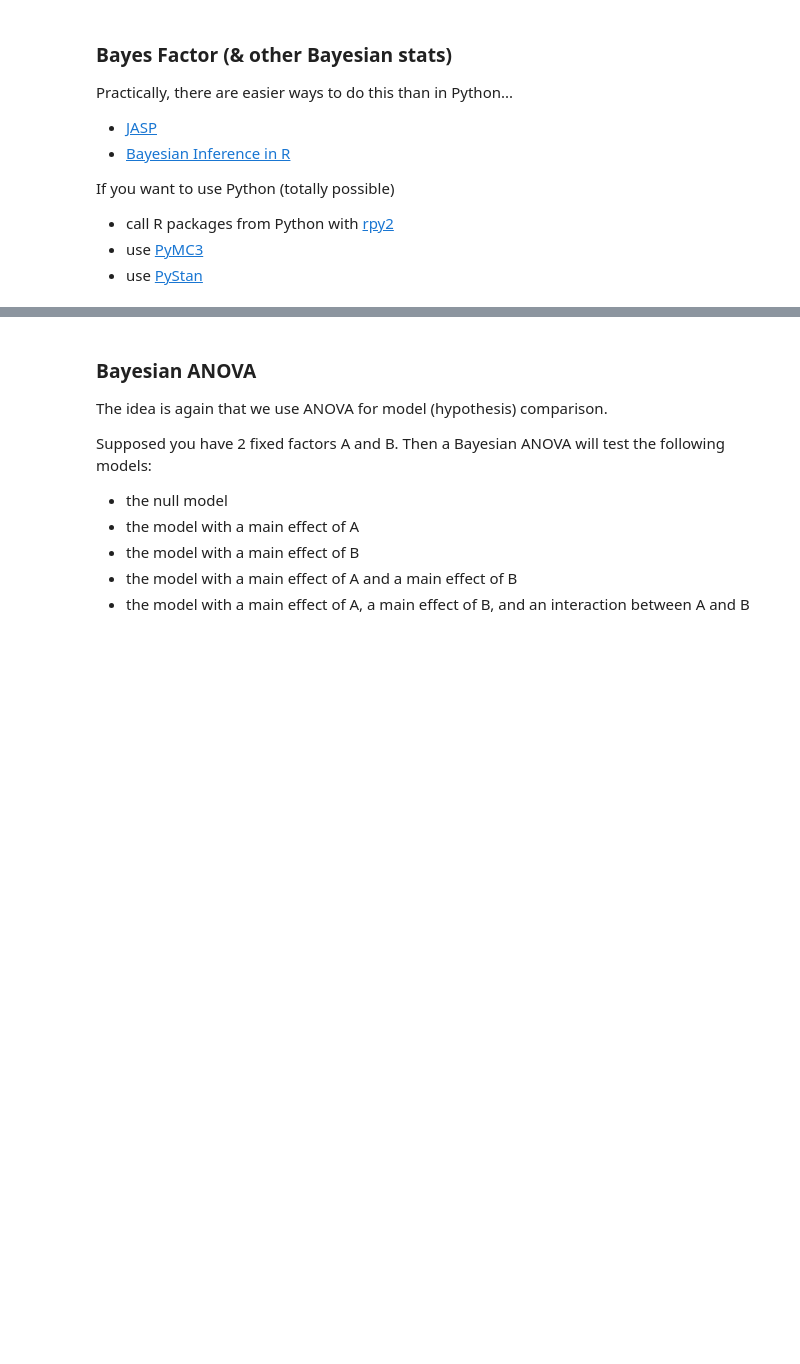
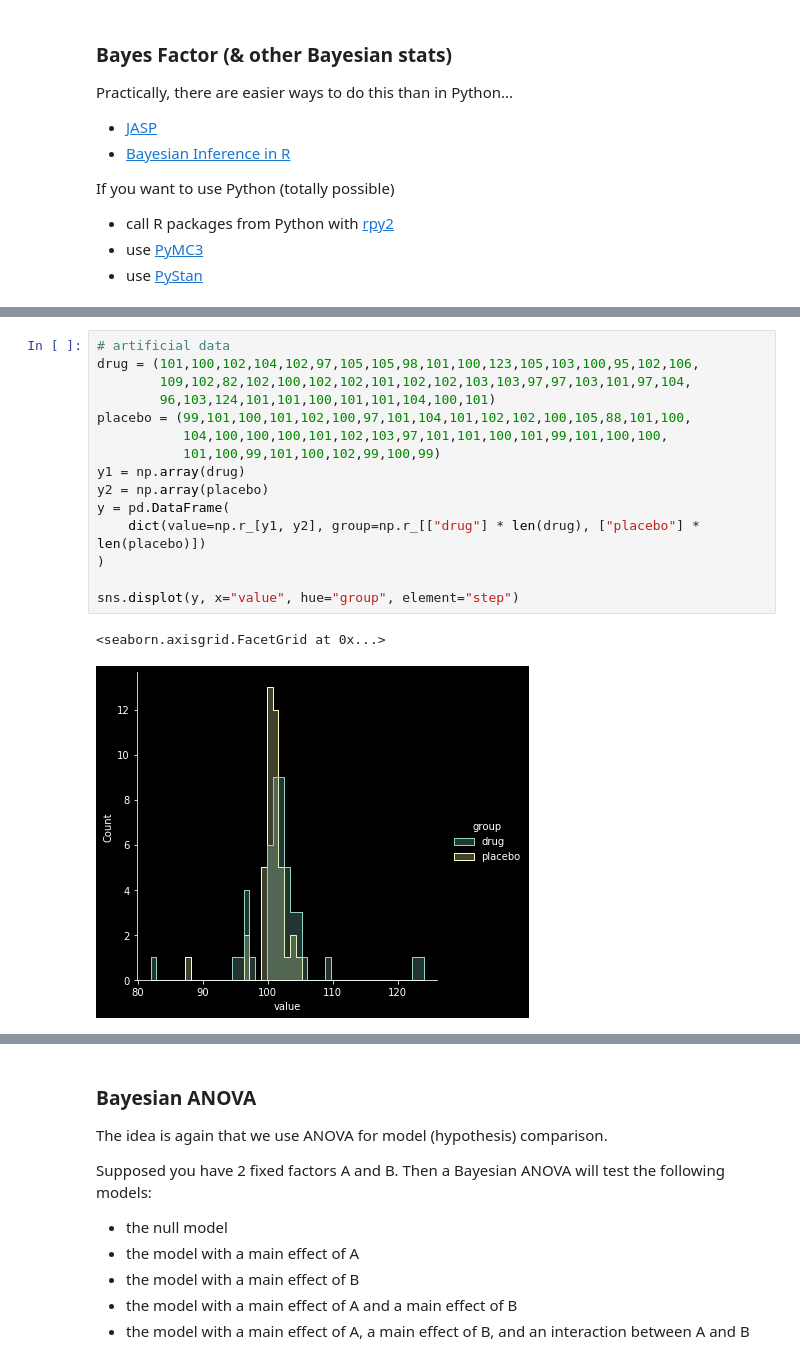
Before and after one commit to BlohmLab/NSCI801-QuantNeuro, a Jupyter notebook: NSCI801_Bayesian-stats.ipynb, the cells around one changed output, grey strips where cells are left out. Saved outputs shown, nothing was run; the diff lists cells and outputs as text; blank space fills up the shorter version.

```diff
--- a/NSCI801_Bayesian-stats.ipynb
+++ b/NSCI801_Bayesian-stats.ipynb
@@ -134,0 +145,18 @@ Note: we have not included the marginal because it is independent of $\theta$ an
+# %%
+# artificial data
+drug = (101,100,102,104,102,97,105,105,98,101,100,123,105,103,100,95,102,106,
+        109,102,82,102,100,102,102,101,102,102,103,103,97,97,103,101,97,104,
+        96,103,124,101,101,100,101,101,104,100,101)
+placebo = (99,101,100,101,102,100,97,101,104,101,102,102,100,105,88,101,100,
+           104,100,100,100,101,102,103,97,101,101,100,101,99,101,100,100,
+           101,100,99,101,100,102,99,100,99)
+y1 = np.array(drug)
+y2 = np.array(placebo)
+y = pd.DataFrame(
+    dict(value=np.r_[y1, y2], group=np.r_[["drug"] * len(drug), ["placebo"] * len(placebo)])
+)
+
+sns.displot(y, x="value", hue="group", element="step")
+# %% [output]
+<seaborn.axisgrid.FacetGrid at 0x...>
+[figure, added]
```
Also changed, not shown: parts of 37 cells of this notebook, 1 other file.
